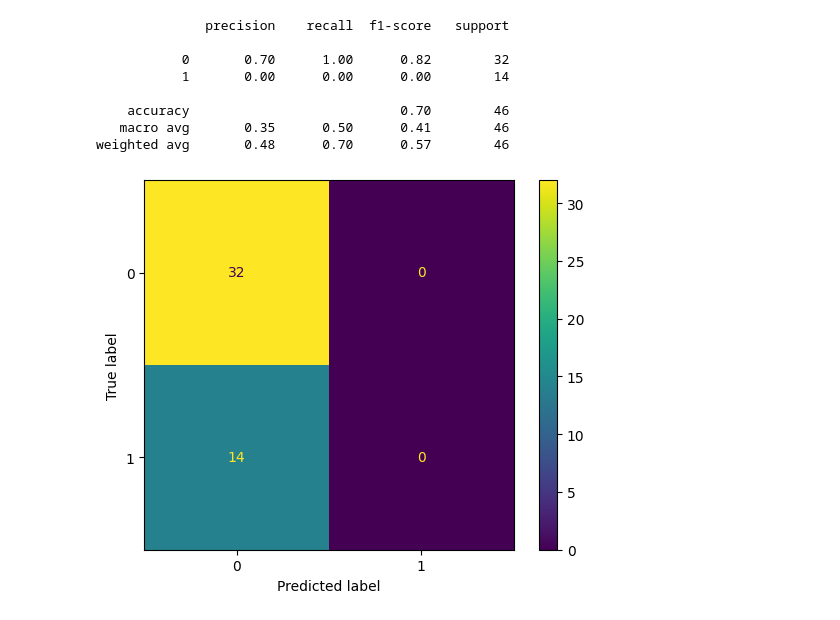
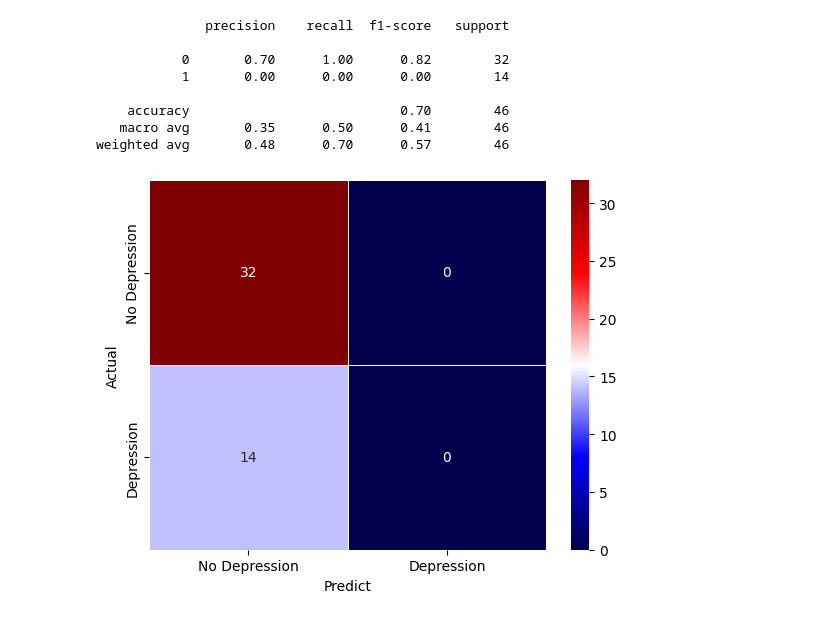
Before and after one commit to pongsapaks/Detection-depression, a Jupyter notebook: BERT_detecting_depression.ipynb, the cells around one changed output. Drawn from its saved outputs; the diff is of its cells as text; code cells hidden in the pictures.

```diff
--- a/BERT_detecting_depression.ipynb
+++ b/BERT_detecting_depression.ipynb
@@ -59,8 +55,8 @@ from keras import utils as np_utils
 #NLTK Tokenizer uses the Treebank tokenizer uses regular expressions to tokenize text as in Penn Treebank.
 # %%
 #WINDOWS_SIZE = 10
-labels=['no','yes']
-num_classes = len(labels)
+#labels=['no','yes']
+#num_classes = len(labels)
 # %%
 #converting the transcript files into a dataframe
 def transcripts_to_dataframe(directory):
@@ -389,5 +281,0 @@ def distribute_instances(ds, split_in = [70,14,16]):
-# %%
-'''
-train_lp, dev_lp, test_lp = distribute_instances(ds_lp)
-#train_lp_b, dev_lp_b, test_lp_b = distribute_instances(ds_lp_b)
-'''
@@ -396,6 +281,0 @@ train_lp, dev_lp, test_lp = distribute_instances(ds_lp)
-# %%
-'''
-train_lp = train_lp.sample(frac=1).reset_index(drop=True)
-test_lp=test_lp.sample(frac=1).reset_index(drop=True)
-dev_lp=dev_lp.sample(frac=1).reset_index(drop=True)
-'''
@@ -734,10 +640,11 @@ print(classification_report(y_test, y_predict))
    macro avg       0.35      0.50      0.41        46
 weighted avg       0.48      0.70      0.57        46
 # %%
-
+y_true_label = ['No Depression' , 'Depression']
+y_pred_label = ['No Depression' , 'Depression']
 cm = confusion_matrix(y_test, y_predict)
-cm_display = ConfusionMatrixDisplay(cm).plot()
-ax = sns.heatmap(cm, annot = True, xticklabels = y_predict, yticklabels = y_test, linewidth=.5, )
+ax = sns.heatmap(cm, annot = True, cmap = 'seismic',xticklabels = y_pred_label, yticklabels = y_true_label, linewidth=.5, )
 ax.set(xlabel='Predict',ylabel='Actual')
+plt.show()
 # %% [output]
-[figure, old version]
+[figure, new version]
```
Also changed, not shown: parts of 41 cells of this notebook.
